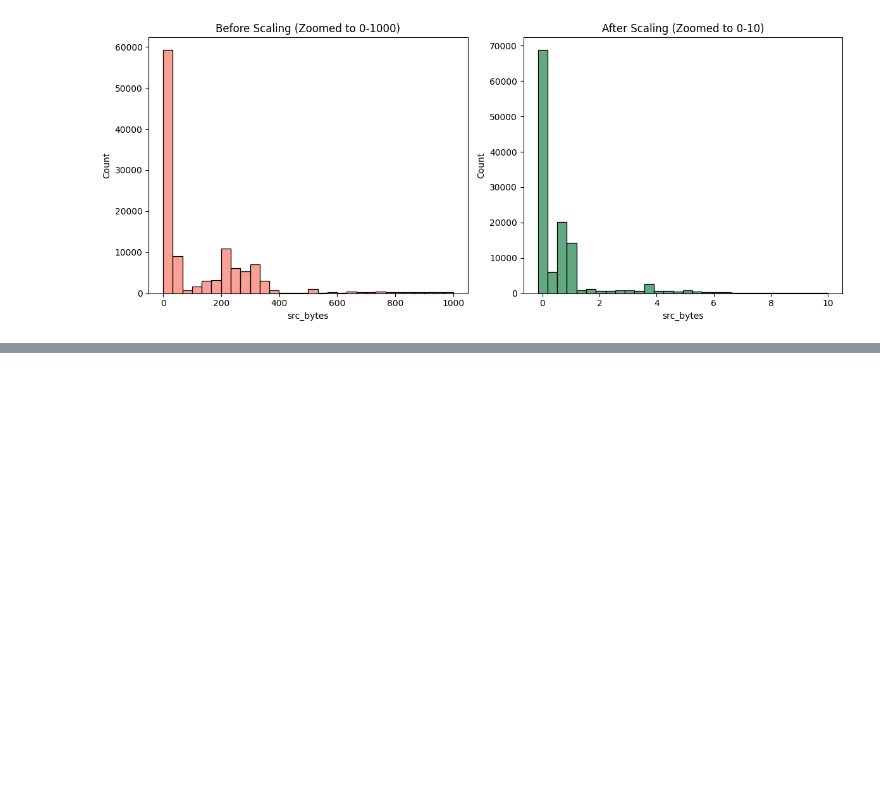
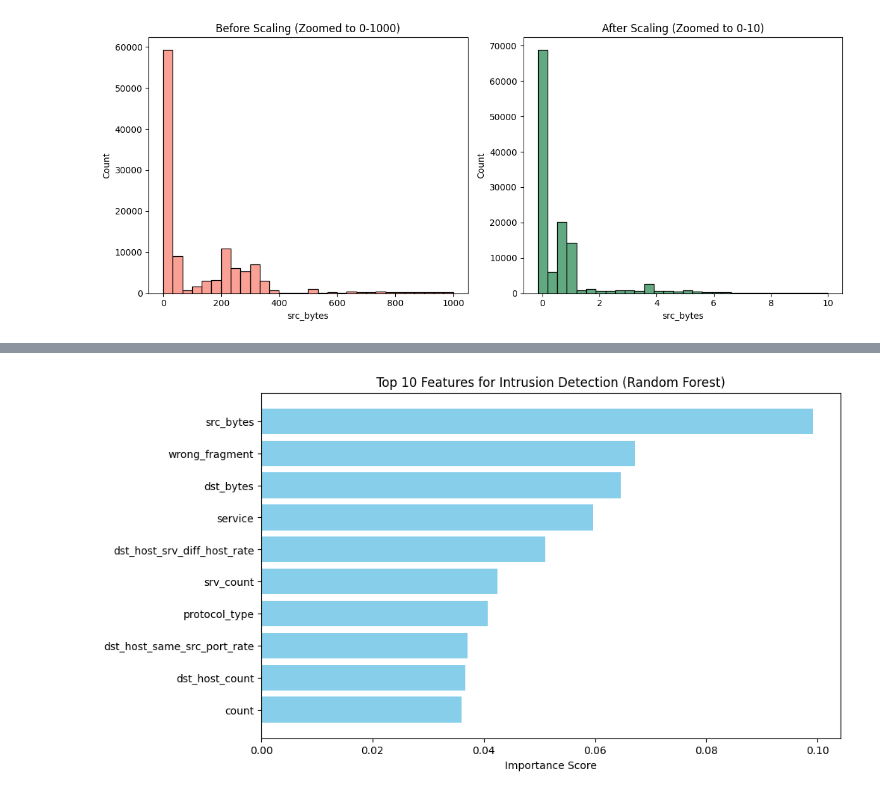
Before and after one commit to masrie03/Applied-Machine-Learning-Project-Assignment, a Jupyter notebook: IntursionDetection(Source Code).ipynb, the cells around one changed output, grey strips where cells are left out. Saved outputs shown, nothing was run; the diff lists cells and outputs as text; code cells hidden in the pictures; blank space fills up the shorter version.

```diff
--- a/intrusionDetection.ipynb
+++ b/IntursionDetection(Source Code).ipynb
@@ -311,0 +380,19 @@ for name, model in models.items():
+# %%
+import matplotlib.pyplot as plt
+import pandas as pd
+
+# Get feature importance from the best model
+importances = best_model.feature_importances_
+feature_names = X.columns # Use your original feature list here
+feature_importance_df = pd.DataFrame({'Feature': feature_names, 'Importance': importances})
+feature_importance_df = feature_importance_df.sort_values(by='Importance', ascending=False).head(10)
+
+# Plotting
+plt.figure(figsize=(10, 6))
+plt.barh(feature_importance_df['Feature'], feature_importance_df['Importance'], color='skyblue')
+plt.xlabel('Importance Score')
+plt.title('Top 10 Features for Intrusion Detection (Random Forest)')
+plt.gca().invert_yaxis()
+plt.show()
+# %% [output]
+[figure, added]
```
Also changed, not shown: parts of 3 cells of this notebook, 1 other file.
